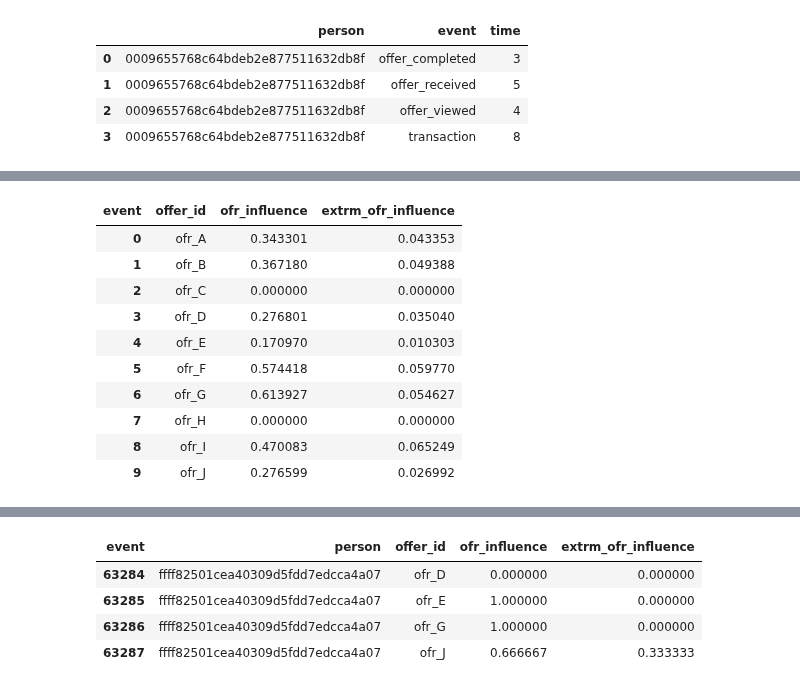
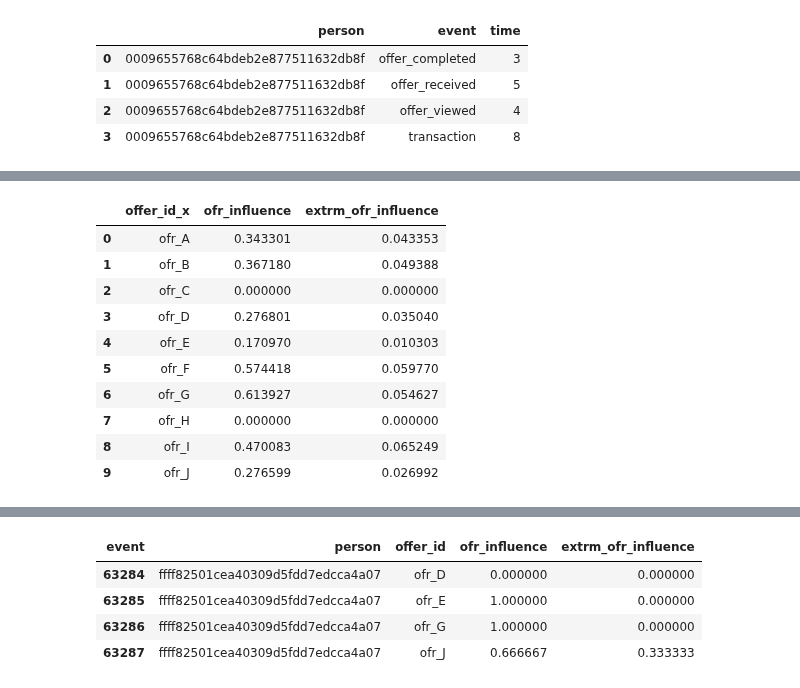
Before and after one commit to Niltonjuniorphd/Starbucks_project, a Jupyter notebook: Starbucks_Capstone_notebook.ipynb, the cells around one changed output, grey strips where cells are left out. Cells and saved outputs as stored; diff of their text form; code cells hidden in the pictures.

```diff
--- a/Starbucks_Capstone_notebook.ipynb
+++ b/Starbucks_Capstone_notebook.ipynb
@@ -420,0 +472,13 @@ person_activity[person_activity['person'] == '0009655768c64bdeb2e877511632db8f']
+# %%
+transcript_transaction = transcript_b[transcript_b['event'] == 'transaction'].copy()
+
+person_activity2 = pd.merge(
+    how='left', left=person_activity,
+    right=transcript_transaction,
+    left_on=['person', 'offer_completed'],
+    right_on=['person', 'time']
+    )
+
+person_activity2 = person_activity2.drop(columns=['event',	'time',	'offer_id_y',	'reward',	'tag_y', 'tag_x'])
+person_activity2['amount'] = person_activity2['amount'].fillna(0)
+person_activity2
@@ -421,8 +499,8 @@ person_activity[person_activity['person'] == '0009655768c64bdeb2e877511632db8f']
 # %%
-influenced = person_activity.groupby(['offer_id'])[['ofr_influence', 'extrm_ofr_influence']].mean().reset_index()
+influenced = person_activity2.groupby(['offer_id_x'])[['ofr_influence', 'extrm_ofr_influence']].mean().reset_index()
 influenced
 # %% [output]
-| event | offer_id | ofr_influence | extrm_ofr_influence |
+|  | offer_id_x | ofr_influence | extrm_ofr_influence |
 | 0 | ofr_A | 0.343301 | 0.043353 |
 | 1 | ofr_B | 0.367180 | 0.049388 |
 | 2 | ofr_C | 0.000000 | 0.000000 |
```
Also changed, not shown: parts of 24 cells of this notebook.
